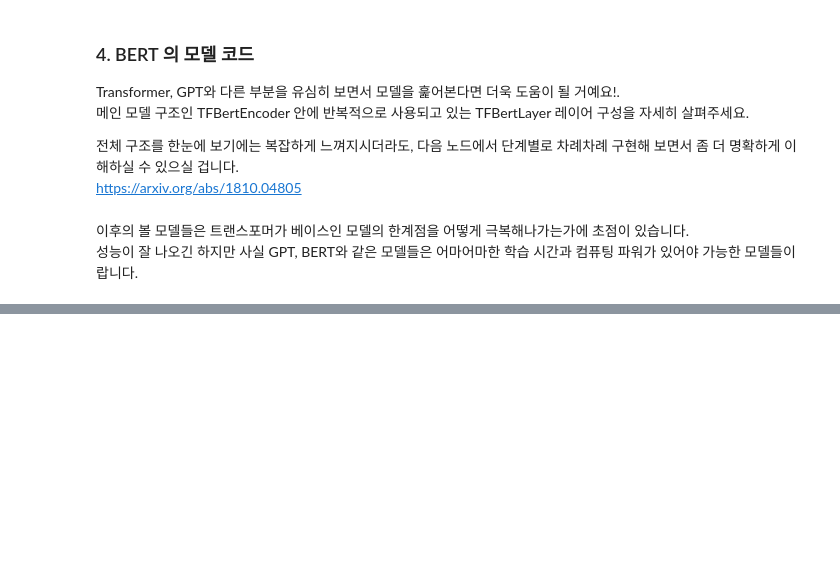
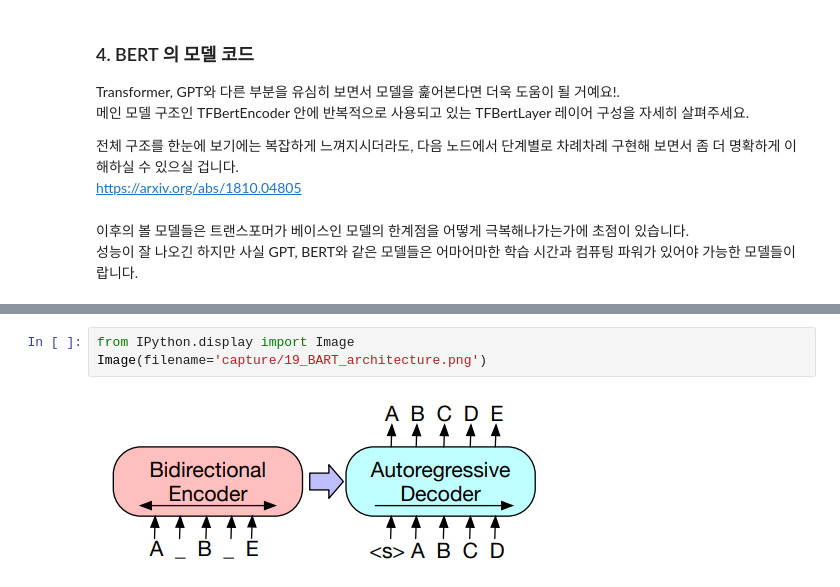
Before and after one commit to ziippy/modoo-nlp, a Jupyter notebook: 19_modern_nlp.ipynb, the cells around one changed output, grey strips where cells are left out. Cells and saved outputs as stored; diff of their text form; blank space fills up the shorter version.

Commit message:
XLNet, BART, ALBERT

```diff
--- a/19_modern_nlp.ipynb
+++ b/19_modern_nlp.ipynb
@@ -353,0 +418,5 @@ Image(filename='capture/19_recurrence_in_vanilla_transformer_test_process.png')
+# %%
+from IPython.display import Image
+Image(filename='capture/19_BART_architecture.png')
+# %% [output]
+[figure, added]
```
Also changed, not shown: parts of 39 cells of this notebook, 6 other files.
